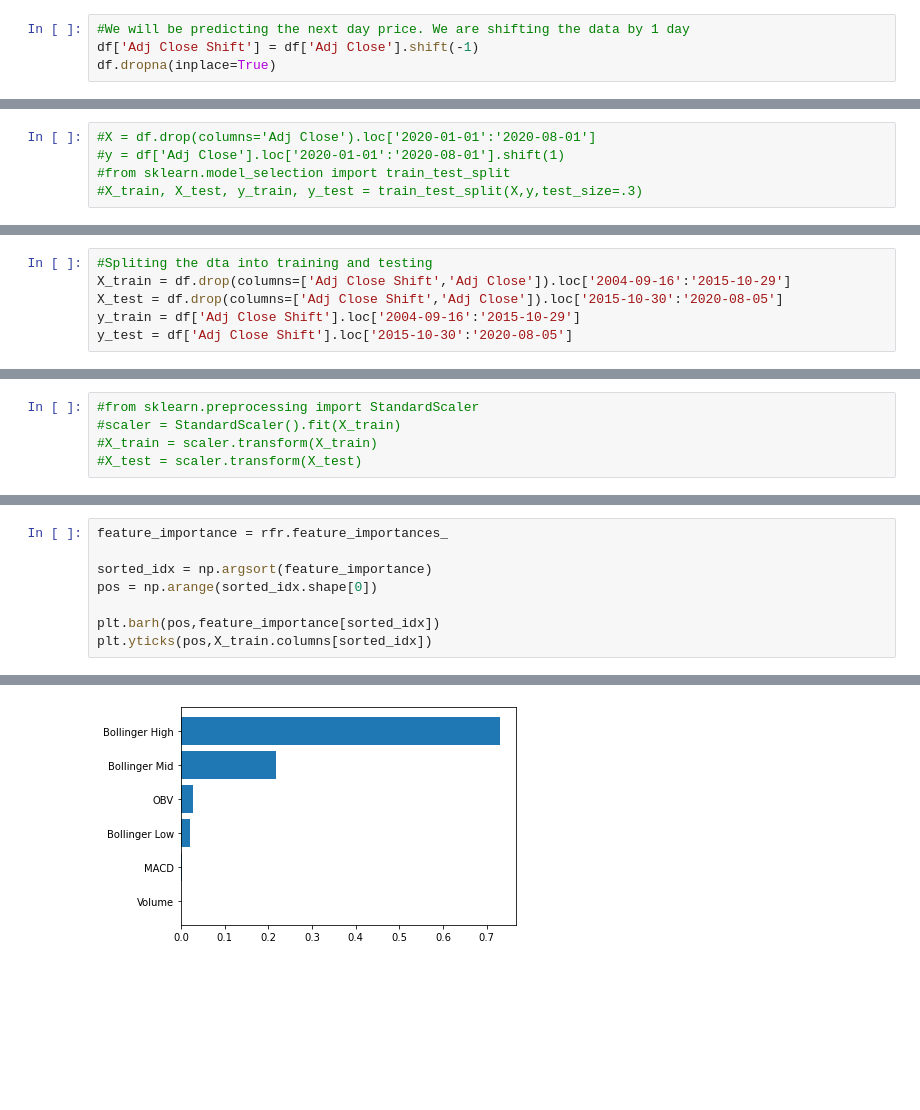
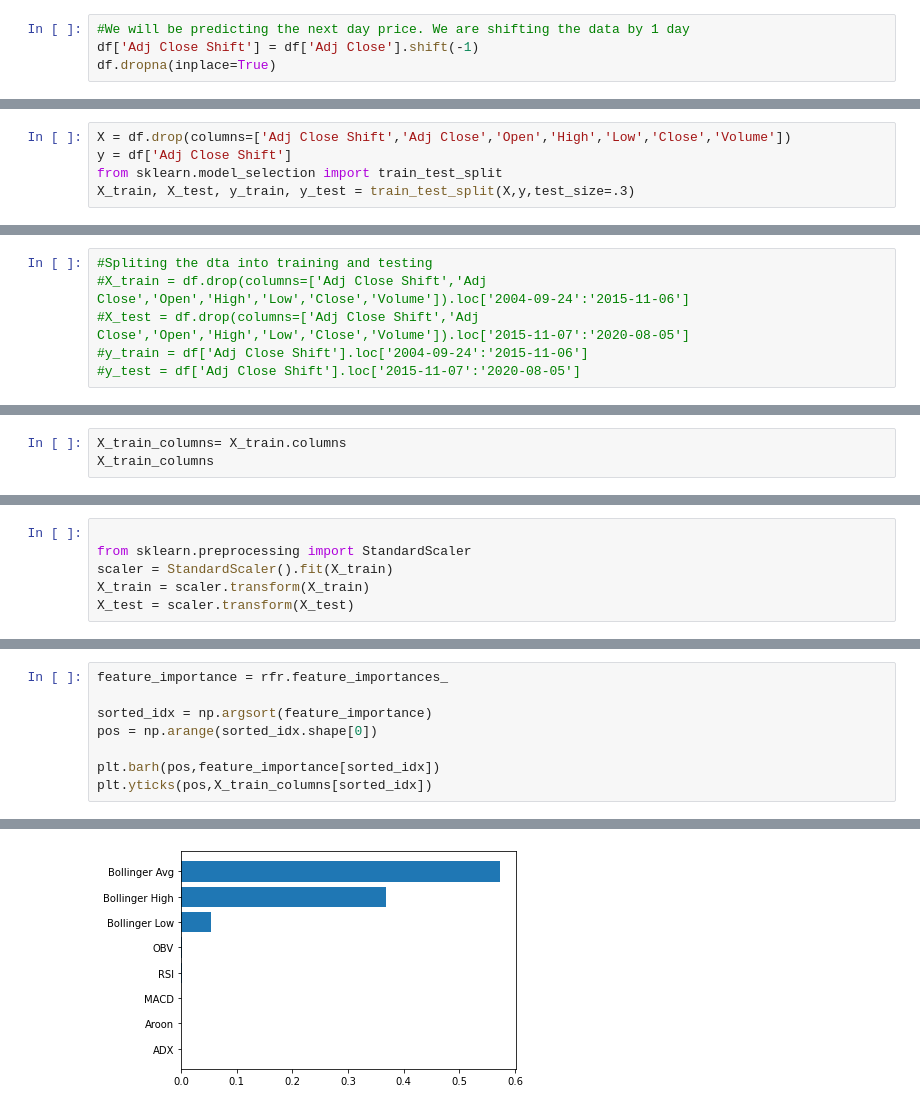
Before and after one commit to jcodedata13/Springboard, a Jupyter notebook: Capstone Two Project - Stock Prediction Time Series.ipynb, the cells around one changed output, grey strips where cells are left out. Cells and saved outputs as stored; diff of their text form; blank space fills up the shorter version.

```diff
--- a/Capstone Two Project - Stock Prediction Time Series.ipynb
+++ b/Capstone Two Project - Stock Prediction Time Series.ipynb
@@ -258,6 +141,6 @@ memory usage: 281.2 KB
 # %%
-#X = df.drop(columns='Adj Close').loc['2020-01-01':'2020-08-01']
-#y = df['Adj Close'].loc['2020-01-01':'2020-08-01'].shift(1)
-#from sklearn.model_selection import train_test_split
-#X_train, X_test, y_train, y_test = train_test_split(X,y,test_size=.3)
+X = df.drop(columns=['Adj Close Shift','Adj Close','Open','High','Low','Close','Volume'])
+y = df['Adj Close Shift']
+from sklearn.model_selection import train_test_split
+X_train, X_test, y_train, y_test = train_test_split(X,y,test_size=.3)
 # %%
@@ -296,6 +151,6 @@ df.loc['2004-09-16':'2015-10-29'].head()
 # %%
 #Spliting the dta into training and testing
-X_train = df.drop(columns=['Adj Close Shift','Adj Close']).loc['2004-09-16':'2015-10-29']
-X_test = df.drop(columns=['Adj Close Shift','Adj Close']).loc['2015-10-30':'2020-08-05']
-y_train = df['Adj Close Shift'].loc['2004-09-16':'2015-10-29']
-y_test = df['Adj Close Shift'].loc['2015-10-30':'2020-08-05']
+#X_train = df.drop(columns=['Adj Close Shift','Adj Close','Open','High','Low','Close','Volume']).loc['2004-09-24':'2015-11-06']
+#X_test = df.drop(columns=['Adj Close Shift','Adj Close','Open','High','Low','Close','Volume']).loc['2015-11-07':'2020-08-05']
+#y_train = df['Adj Close Shift'].loc['2004-09-24':'2015-11-06']
+#y_test = df['Adj Close Shift'].loc['2015-11-07':'2020-08-05']
@@ -311,0 +157,3 @@ print(len(y_test))
+# %%
+X_train_columns= X_train.columns
+X_train_columns
@@ -312,8 +164,9 @@ print(len(y_test))
 # %%
-#from sklearn.preprocessing import StandardScaler
-#scaler = StandardScaler().fit(X_train)
-#X_train = scaler.transform(X_train)
-#X_test = scaler.transform(X_test)
+
+from sklearn.preprocessing import StandardScaler
+scaler = StandardScaler().fit(X_train)
+X_train = scaler.transform(X_train)
+X_test = scaler.transform(X_test)
 # %%
 from sklearn import linear_model
 from sklearn.metrics import r2_score, mean_absolute_error
@@ -365,7 +220,7 @@ sorted_idx = np.argsort(feature_importance)
 pos = np.arange(sorted_idx.shape[0])
 
 plt.barh(pos,feature_importance[sorted_idx])
-plt.yticks(pos,X_train.columns[sorted_idx])
+plt.yticks(pos,X_train_columns[sorted_idx])
 # %% [output]
 ([<matplotlib.axis.YTick at 0x...>,
   <matplotlib.axis.YTick at 0x...>,
@@ -382 +241 @@ plt.yticks(pos,X_train.columns[sorted_idx])
-[figure, old version]
+[figure, new version]
```
Also changed, not shown: parts of 30 cells of this notebook.
